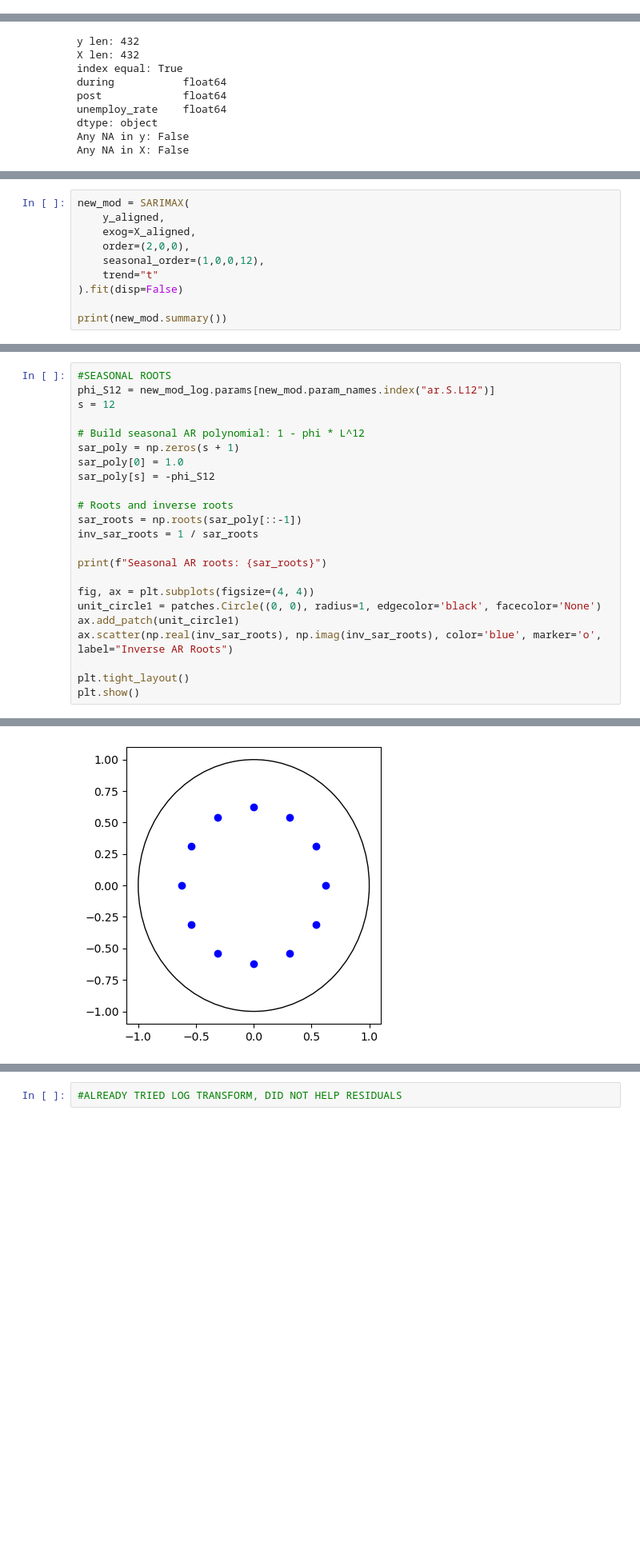
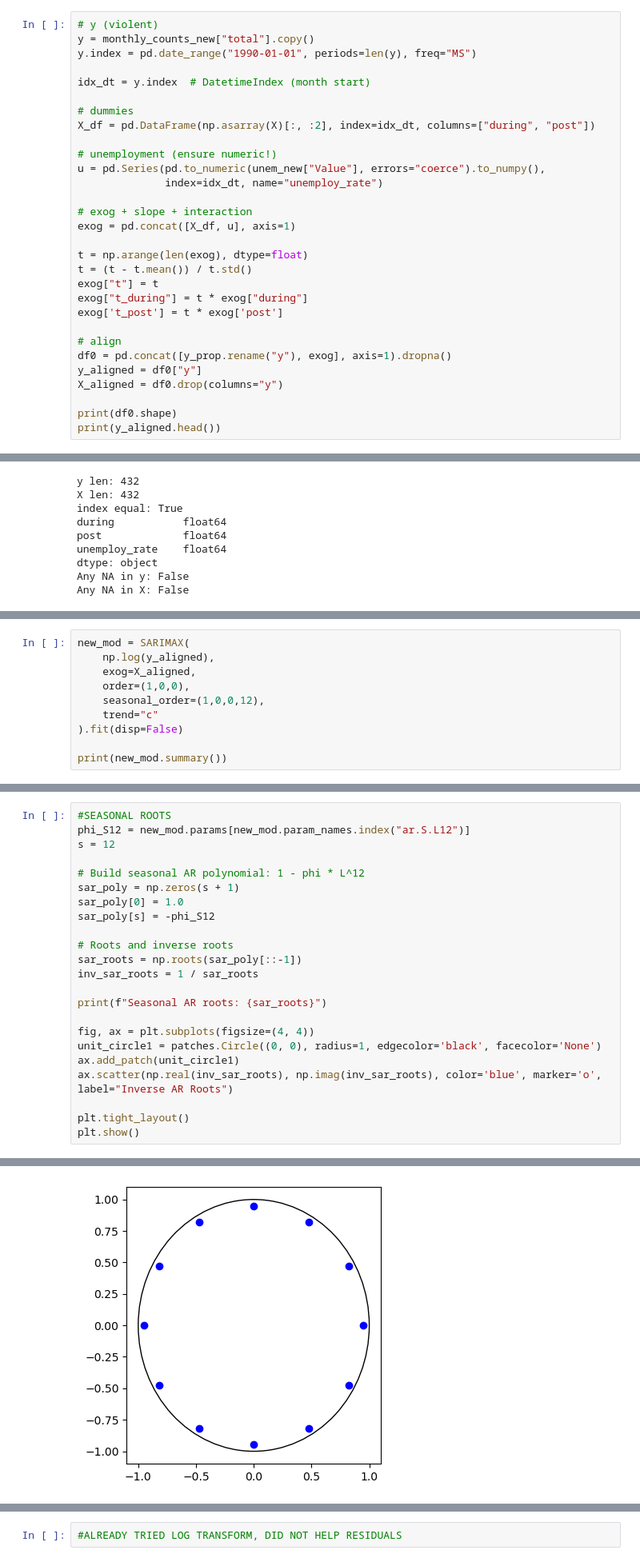
Before and after one commit to garrettpinkston2015/531_Time_Series, a Jupyter notebook: Enora Cleaned Midterm Project.ipynb, the cells around one changed output, grey strips where cells are left out. Shown at 80% size. Drawn from its saved outputs; the diff is of its cells as text; blank space fills up the shorter version.

```diff
--- a/Enora Cleaned Midterm Project.ipynb
+++ b/Enora Cleaned Midterm Project.ipynb
@@ -648,3 +653,33 @@ post             0
 unemploy_rate    0
 dtype: int64
 True
+# %%
+# y (violent)
+y = monthly_counts_new["total"].copy()
+y.index = pd.date_range("1990-01-01", periods=len(y), freq="MS")
+
+idx_dt = y.index  # DatetimeIndex (month start)
+
+# dummies
+X_df = pd.DataFrame(np.asarray(X)[:, :2], index=idx_dt, columns=["during", "post"])
+
+# unemployment (ensure numeric!)
+u = pd.Series(pd.to_numeric(unem_new["Value"], errors="coerce").to_numpy(),
+              index=idx_dt, name="unemploy_rate")
+
+# exog + slope + interaction
+exog = pd.concat([X_df, u], axis=1)
+
+t = np.arange(len(exog), dtype=float)
+t = (t - t.mean()) / t.std()
+exog["t"] = t
+exog["t_during"] = t * exog["during"]
+exog['t_post'] = t * exog['post']
+
+# align
+df0 = pd.concat([y_prop.rename("y"), exog], axis=1).dropna()
+y_aligned = df0["y"]
+X_aligned = df0.drop(columns="y")
+
+print(df0.shape)
+print(y_aligned.head())
@@ -735,10 +778,10 @@ sarimax_results
 # %%
 new_mod = SARIMAX(
-    y_aligned,
+    np.log(y_aligned),
     exog=X_aligned,
-    order=(2,0,0),
+    order=(1,0,0),
     seasonal_order=(1,0,0,12),
-    trend="t"
+    trend="c"
 ).fit(disp=False)
 
 print(new_mod.summary())
@@ -794,7 +837,7 @@ MA roots: []
 [figure]
 # %%
 #SEASONAL ROOTS
-phi_S12 = new_mod_log.params[new_mod.param_names.index("ar.S.L12")]
+phi_S12 = new_mod.params[new_mod.param_names.index("ar.S.L12")]
 s = 12
 
 # Build seasonal AR polynomial: 1 - phi * L^12
@@ -825,4 +868,4 @@ Seasonal AR roots: [-1.60041255e+00+0.j         -1.38599793e+00+0.80020628j
-[figure, old version]
+[figure, new version]
 # %%
 #RESIDUAL CHECKS- ACF PLOT AND QQ PLOT
 new_resids = new_mod.resid
```
Also changed, not shown: parts of 58 cells of this notebook, 1 other file.
